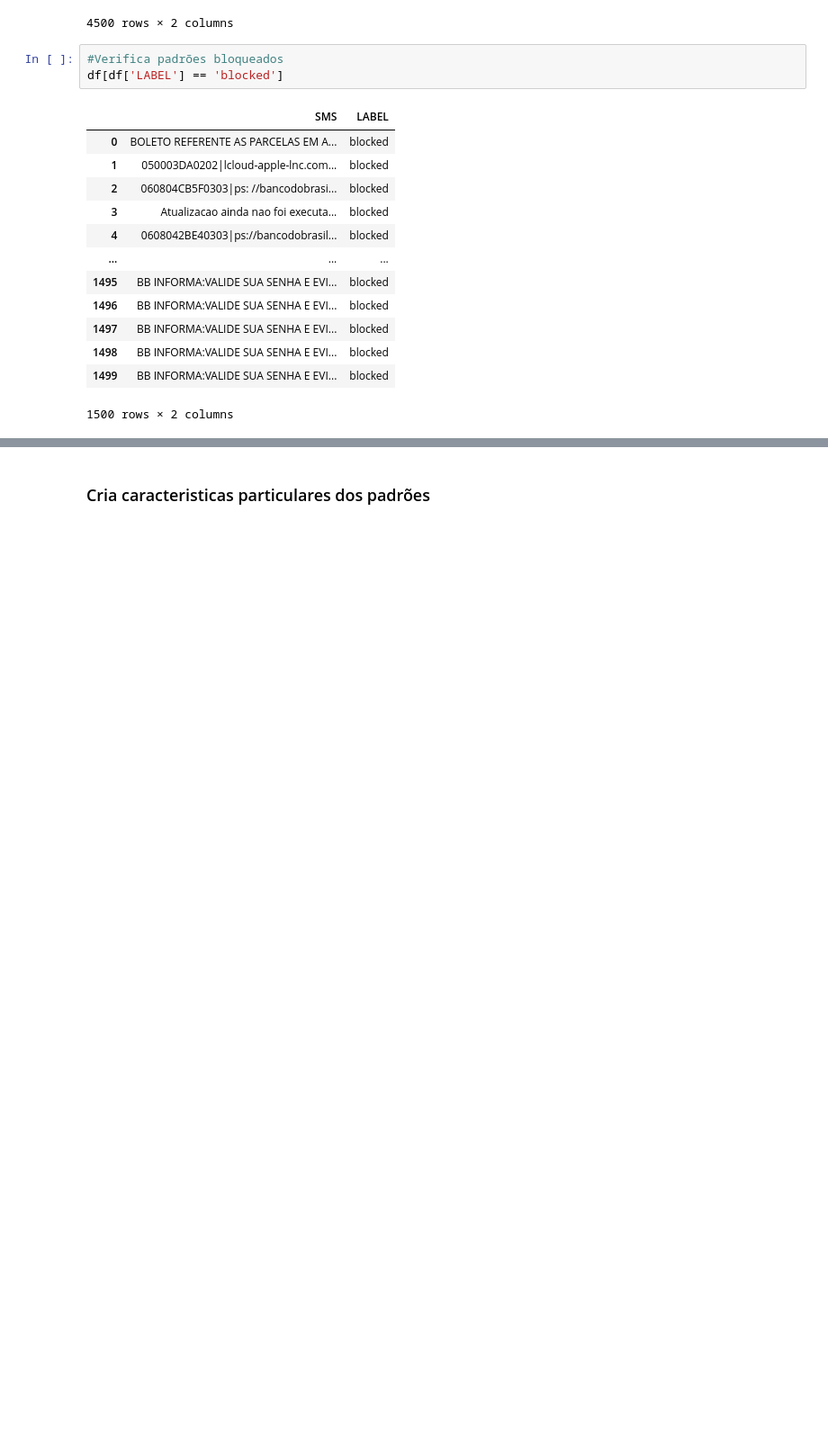
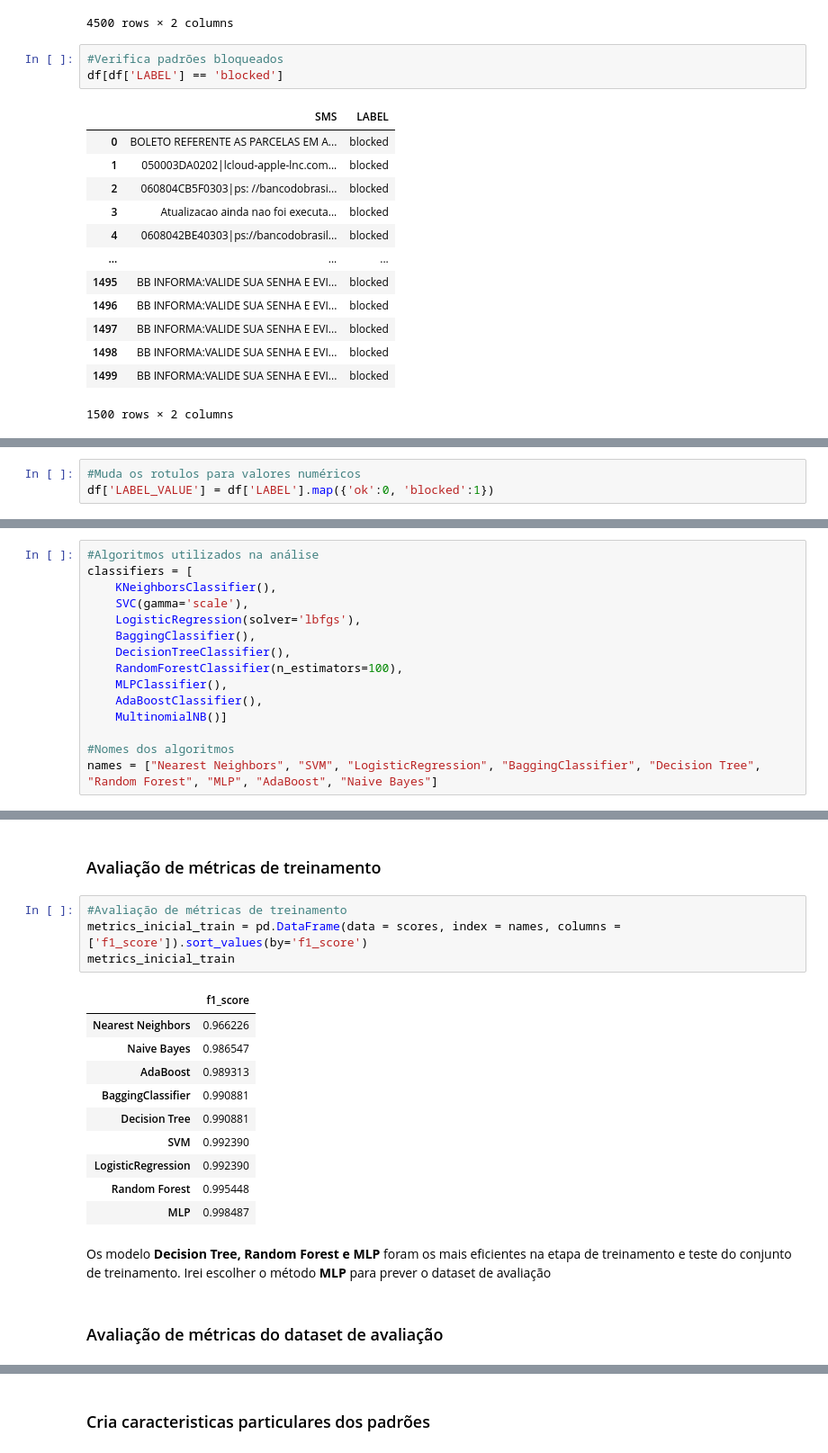
Before and after one commit to wellingtondantas/Projetos, a Jupyter notebook: NLP/main.ipynb, the cells around one changed output, grey strips where cells are left out. Shown at 90% size. Cells and saved outputs as stored; diff of their text form; blank space fills up the shorter version.

```diff
--- a/NLP/main.ipynb
+++ b/NLP/main.ipynb
@@ -174,0 +186,3 @@ df[df['LABEL'] == 'blocked']
+# %%
+#Muda os rotulos para valores numéricos
+df['LABEL_VALUE'] = df['LABEL'].map({'ok':0, 'blocked':1})
@@ -174,0 +211,15 @@ df[df['LABEL'] == 'blocked']
+# %%
+#Algoritmos utilizados na análise
+classifiers = [
+    KNeighborsClassifier(),
+    SVC(gamma='scale'),
+    LogisticRegression(solver='lbfgs'),
+    BaggingClassifier(),
+    DecisionTreeClassifier(),
+    RandomForestClassifier(n_estimators=100),
+    MLPClassifier(),
+    AdaBoostClassifier(),
+    MultinomialNB()]
+
+#Nomes dos algoritmos
+names = ["Nearest Neighbors", "SVM", "LogisticRegression", "BaggingClassifier", "Decision Tree", "Random Forest", "MLP", "AdaBoost", "Naive Bayes"]
@@ -174,0 +244,21 @@ df[df['LABEL'] == 'blocked']
+# %% [markdown]
+### Avaliação de métricas de treinamento
+# %%
+#Avaliação de métricas de treinamento
+metrics_inicial_train = pd.DataFrame(data = scores, index = names, columns = ['f1_score']).sort_values(by='f1_score')
+metrics_inicial_train
+# %% [output]
+|  | f1_score |
+| Nearest Neighbors | 0.966226 |
+| Naive Bayes | 0.986547 |
+| AdaBoost | 0.989313 |
+| BaggingClassifier | 0.990881 |
+| Decision Tree | 0.990881 |
+| SVM | 0.992390 |
+| LogisticRegression | 0.992390 |
+| Random Forest | 0.995448 |
+| MLP | 0.998487 |
+# %% [markdown]
+Os modelo **Decision Tree, Random Forest e MLP** foram os mais eficientes na etapa de treinamento e teste do conjunto de treinamento. Irei escolher o método **MLP** para prever o dataset de avaliação
+# %% [markdown]
+### Avaliação de métricas do dataset de avaliação
```
Also changed, not shown: parts of 38 cells of this notebook.
